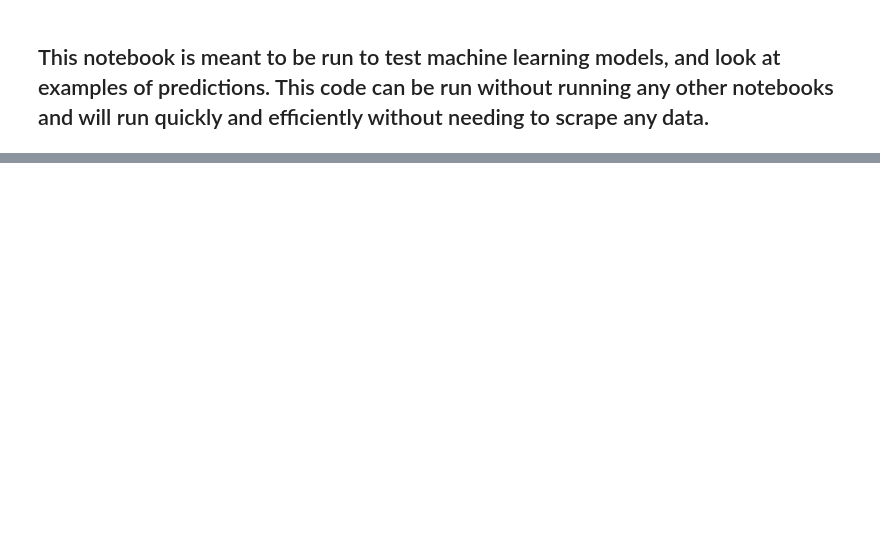
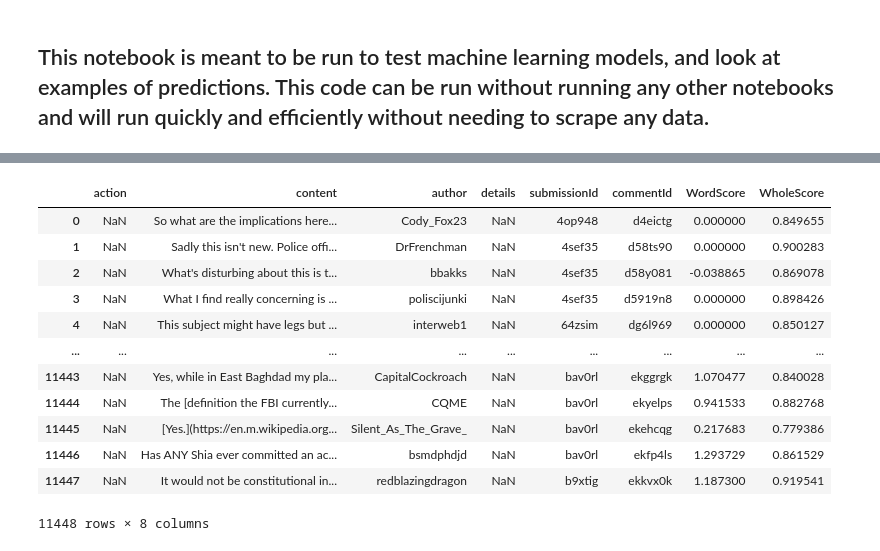
Before and after one commit to mcatalano26/cmps-cap, a Jupyter notebook: MachineLearning.ipynb, the cells around one changed output, grey strips where cells are left out. Saved outputs shown, nothing was run; the diff lists cells and outputs as text; code cells hidden in the pictures; blank space fills up the shorter version.

```diff
--- a/MachineLearning.ipynb
+++ b/MachineLearning.ipynb
@@ -48,3 +49,19 @@ full_comment_data = pd.read_csv('files/full_comment_data_with_features1111.csv')
+# %%
+full_comment_data
+# %% [output]
+|  | action | content | author | details | submissionId | commentId | WordScore | WholeScore |
+| 0 | NaN | So what are the implications here... | Cody_Fox23 | NaN | 4op948 | d4eictg | 0.000000 | 0.849655 |
+| 1 | NaN | Sadly this isn't new. Police offi... | DrFrenchman | NaN | 4sef35 | d58ts90 | 0.000000 | 0.900283 |
+| 2 | NaN | What's disturbing about this is t... | bbakks | NaN | 4sef35 | d58y081 | -0.038865 | 0.869078 |
+| 3 | NaN | What I find really concerning is ... | poliscijunki | NaN | 4sef35 | d5919n8 | 0.000000 | 0.898426 |
+| 4 | NaN | This subject might have legs but ... | interweb1 | NaN | 64zsim | dg6l969 | 0.000000 | 0.850127 |
+| ... | ... | ... | ... | ... | ... | ... | ... | ... |
+| 11443 | NaN | Yes, while in East Baghdad my pla... | CapitalCockroach | NaN | bav0rl | ekggrgk | 1.070477 | 0.840028 |
+| 11444 | NaN | The [definition the FBI currently... | CQME | NaN | bav0rl | ekyelps | 0.941533 | 0.882768 |
+| 11445 | NaN | [Yes.](https://en.m.wikipedia.org... | Silent_As_The_Grave_ | NaN | bav0rl | ekehcqg | 0.217683 | 0.779386 |
+| 11446 | NaN | Has ANY Shia ever committed an ac... | bsmdphdjd | NaN | bav0rl | ekfp4ls | 1.293729 | 0.861529 |
+| 11447 | NaN | It would not be constitutional in... | redblazingdragon | NaN | b9xtig | ekkvx0k | 1.187300 | 0.919541 |
+11448 rows × 8 columns
 # %%
 full_comment_data = full_comment_data.replace({'action': {'removecomment': 0, 'approvecomment': 0, np.nan: 1}})
 # %%
```
Also changed, not shown: parts of 12 cells of this notebook, 2 other files.
